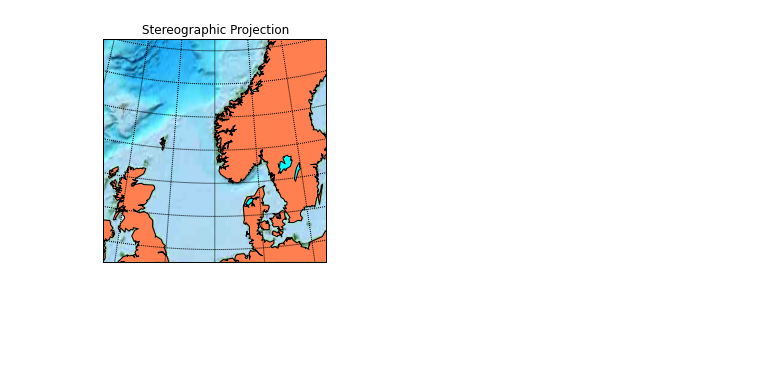
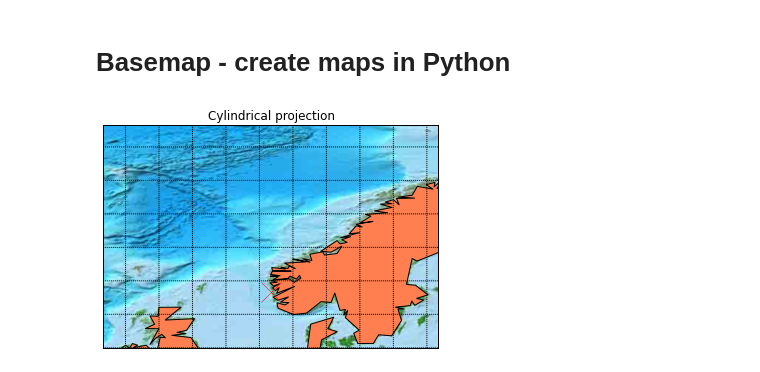
Before and after one commit to nansencenter/nansat-lectures, a Jupyter notebook: basemap.ipynb, the cells around one changed output. Drawn from its saved outputs; the diff is of its cells as text; code cells hidden in the pictures; blank space fills up the shorter version.

Commit message:
update Basemap lecture

```diff
--- a/basemap.ipynb
+++ b/basemap.ipynb
@@ -1,22 +1,32 @@
+# %% [markdown]
+# Basemap - create maps in Python
 # %%
 %matplotlib inline
 from mpl_toolkits.basemap import Basemap
 import numpy as np
 import matplotlib.pyplot as plt
-# setup stereographic basemap.
-# lat_ts is latitude of true scale.
-# lon_0,lat_0 is central point.
-m = Basemap(width=1500000,height=1500000,
-            resolution='l',projection='stere',
-            lat_ts=60,lat_0=60,lon_0=5.)
-m.etopo()
+
+# setup Basemap
+m = Basemap(projection='cyl',
+            llcrnrlon=-10.,
+            llcrnrlat=55,
+            urcrnrlon=20.,
+            urcrnrlat=75.)
+
+
+m.etopo()                # add topography
 m.drawcoastlines()
-m.fillcontinents(color='coral',lake_color='aqua')
+m.fillcontinents(color='coral',
+                 lake_color='aqua')
+
+# add point to the plot
+m.plot(5, 60, 'rx', ms=20)
+
 # draw parallels and meridians.
-m.drawparallels(np.arange(-50.,70.,2.))
-m.drawmeridians(np.arange(-20.,20.,5.))
+m.drawparallels(np.arange(-50, 75, 3.))
+m.drawmeridians(np.arange(-20, 20, 3.))
 m.drawmapboundary(fill_color='aqua')
-plt.title("Stereographic Projection")
+plt.title("Cylindrical projection")
 plt.show()
 # %% [output]
-[figure, old version]
+[figure, new version]
```
Also changed, not shown: parts of 1 cell of this notebook.
